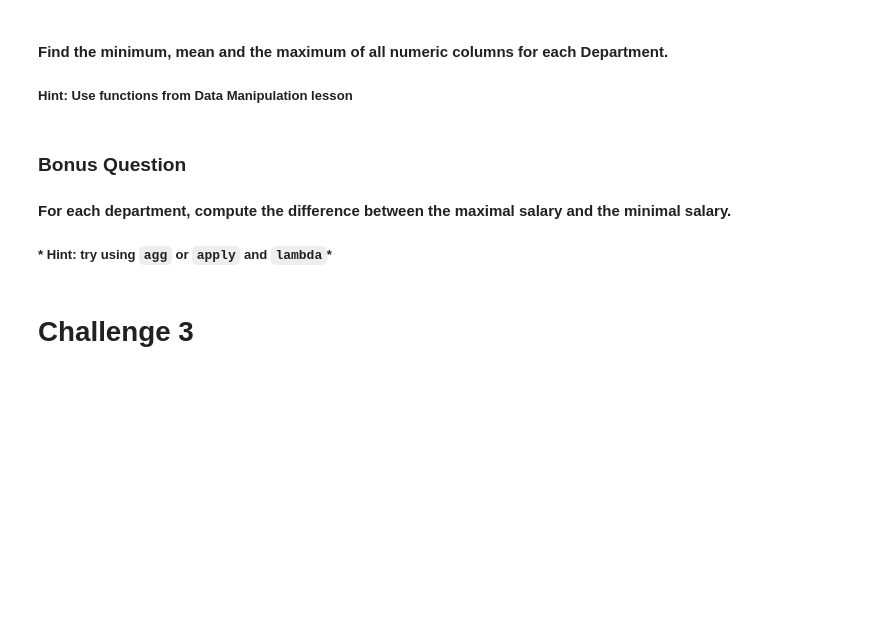
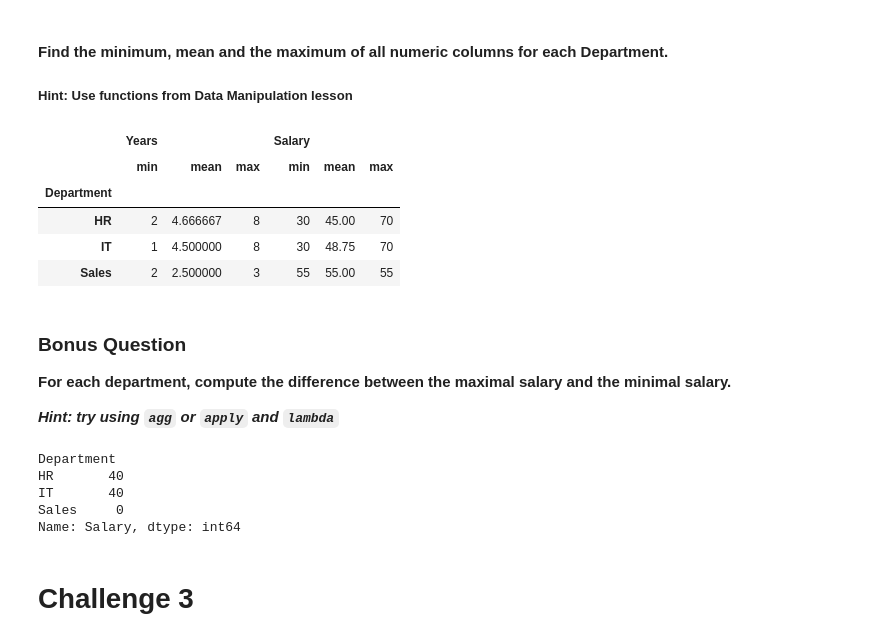
Before and after one commit to ta-data-mexpt/lab-subsetting-and-descriptive-stats, a Jupyter notebook: your-code/main.ipynb, the cells around one changed output. Drawn from its saved outputs; the diff is of its cells as text; code cells hidden in the pictures; blank space fills up the shorter version.

```diff
--- a/your-code/main.ipynb
+++ b/your-code/main.ipynb
@@ -189,9 +305,17 @@ temp.groupby(['State'])['Temperature'].agg(['mean', 'std'])
 ##### Hint: Use functions from Data Manipulation lesson
 # %%
 # your answer here
+employee.groupby(['Department']).agg(['min', 'mean', 'max'])
+# %% [output]
+|  | Years |  |  | Salary |  |  |
+|  | min | mean | max | min | mean | max |
+| Department |  |  |  |  |  |  |
+| HR | 2 | 4.666667 | 8 | 30 | 45.00 | 70 |
+| IT | 1 | 4.500000 | 8 | 30 | 48.75 | 70 |
+| Sales | 2 | 2.500000 | 3 | 55 | 55.00 | 55 |
 # %% [markdown]
 ### Bonus Question
 
-#### For each department, compute the difference between the maximal salary and the minimal salary.
+**For each department, compute the difference between the maximal salary and the minimal salary.**
 
-##### * Hint: try using `agg` or `apply` and `lambda`*
+**_Hint: try using `agg` or `apply` and `lambda`_**
@@ -200,3 +322,12 @@ temp.groupby(['State'])['Temperature'].agg(['mean', 'std'])
+# %%
+# your answer here
+employee.groupby(['Department'])['Salary'].agg(lambda x: max(x) - min(x))
+# %% [output]
+Department
+HR       40
+IT       40
+Sales     0
+Name: Salary, dtype: int64
 # %% [markdown]
 # Challenge 3
 # %% [markdown]
```
Also changed, not shown: parts of 24 cells of this notebook.
